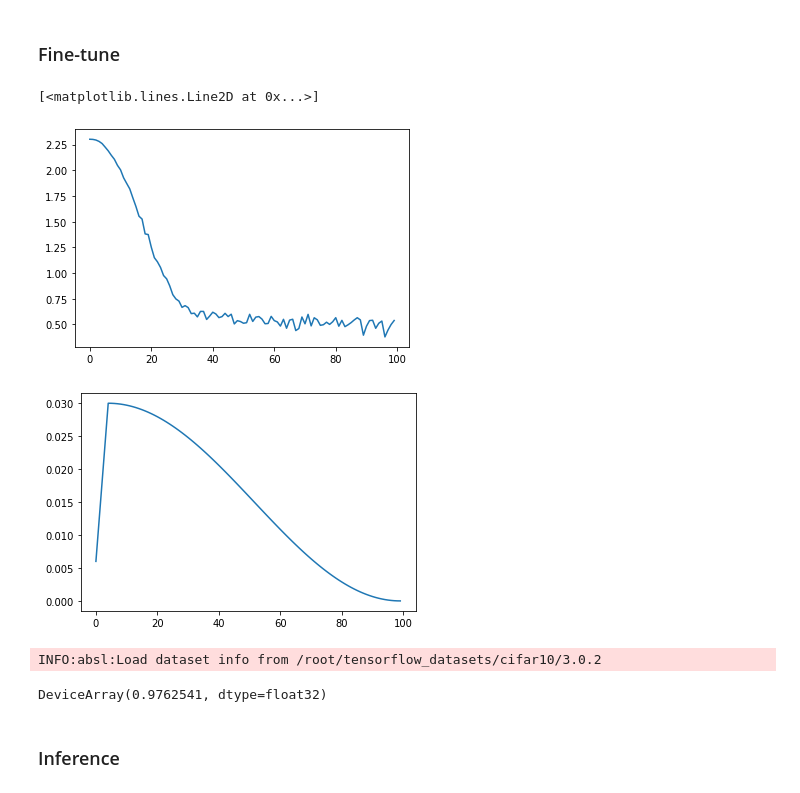
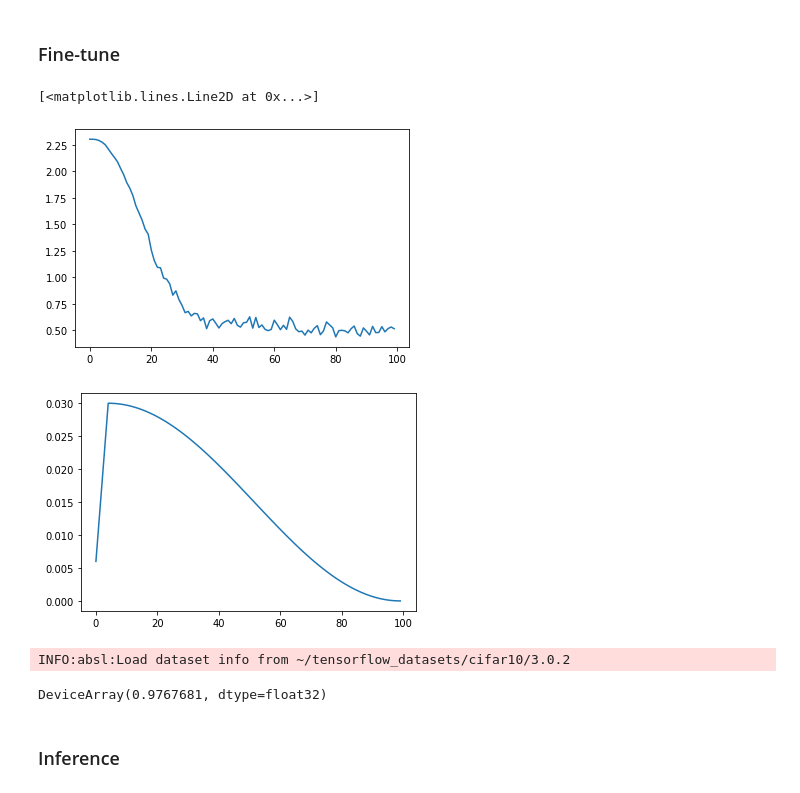
Before and after one commit to google-research/vision_transformer, a Jupyter notebook: vit_jax.ipynb, the cells around one changed output. Saved outputs shown, nothing was run; the diff lists cells and outputs as text; code cells hidden in the pictures.

Commit message:
Updates Colab for Optax (#245).
PiperOrigin-RevId: 484891308

```diff
--- a/vit_jax.ipynb
+++ b/vit_jax.ipynb
@@ -387,42 +402,50 @@ base_lr = 0.03
 # %%
 # Check out train.make_update_fn in the editor on the right side for details.
 lr_fn = utils.create_learning_rate_schedule(total_steps, base_lr, decay_type, warmup_steps)
-update_fn_repl = train.make_update_fn(
-    apply_fn=model.apply, accum_steps=accum_steps, lr_fn=lr_fn)
 # We use a momentum optimizer that uses half precision for state to save
 # memory. It als implements the gradient clipping.
-opt = momentum_clip.Optimizer(grad_norm_clip=grad_norm_clip).create(params)
-opt_repl = flax.jax_utils.replicate(opt)
+tx = optax.chain(
+    optax.clip_by_global_norm(grad_norm_clip),
+    optax.sgd(
+        learning_rate=lr_fn,
+        momentum=0.9,
+        accumulator_dtype='bfloat16',
+    ),
+)
+update_fn_repl = train.make_update_fn(
+    apply_fn=model.apply, accum_steps=accum_steps, tx=tx)
+opt_state = tx.init(params)
+opt_state_repl = flax.jax_utils.replicate(opt_state)
 # %%
 # Initialize PRNGs for dropout.
 update_rng_repl = flax.jax_utils.replicate(jax.random.PRNGKey(0))
 # %%
 losses = []
 lrs = []
 # Completes in ~20 min on the TPU runtime.
 for step, batch in zip(
     tqdm.trange(1, total_steps + 1),
     ds_train.as_numpy_iterator(),
 ):
 
-  opt_repl, loss_repl, update_rng_repl = update_fn_repl(
-      opt_repl, flax.jax_utils.replicate(step), batch, update_rng_repl)
+  params_repl, opt_state_repl, loss_repl, update_rng_repl = update_fn_repl(
+      params_repl, opt_state_repl, batch, update_rng_repl)
   losses.append(loss_repl[0])
   lrs.append(lr_fn(step))
 
 plt.plot(losses)
 plt.figure()
 plt.plot(lrs)
 # %% [output]
 [<matplotlib.lines.Line2D at 0x...>]
-[figure, old version]
+[figure, new version]
 [figure]
 # %%
 # Should be ~96.7% for Mixer-B/16 or 97.7% for ViT-B/32 on CIFAR10 (both @224)
-get_accuracy(opt_repl.target)
+get_accuracy(params_repl)
 # %% [output]
-INFO:absl:Load dataset info from /root/tensorflow_datasets/cifar10/3.0.2
+INFO:absl:Load dataset info from ~/tensorflow_datasets/cifar10/3.0.2
-DeviceArray(0.9762541, dtype=float32)
+DeviceArray(0.9767681, dtype=float32)
 # %% [markdown]
 ### Inference
 # %%
```
Also changed, not shown: parts of 16 cells of this notebook.
